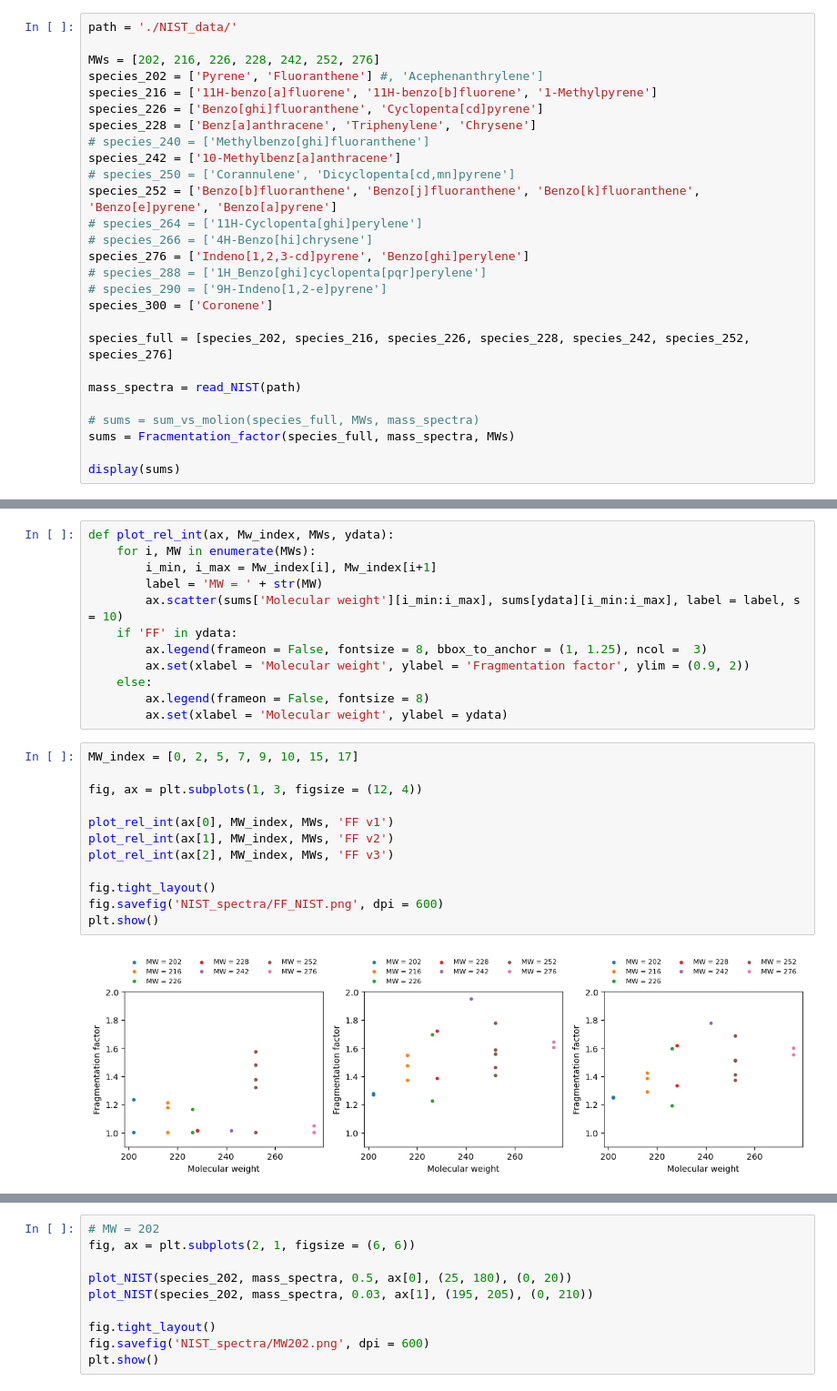
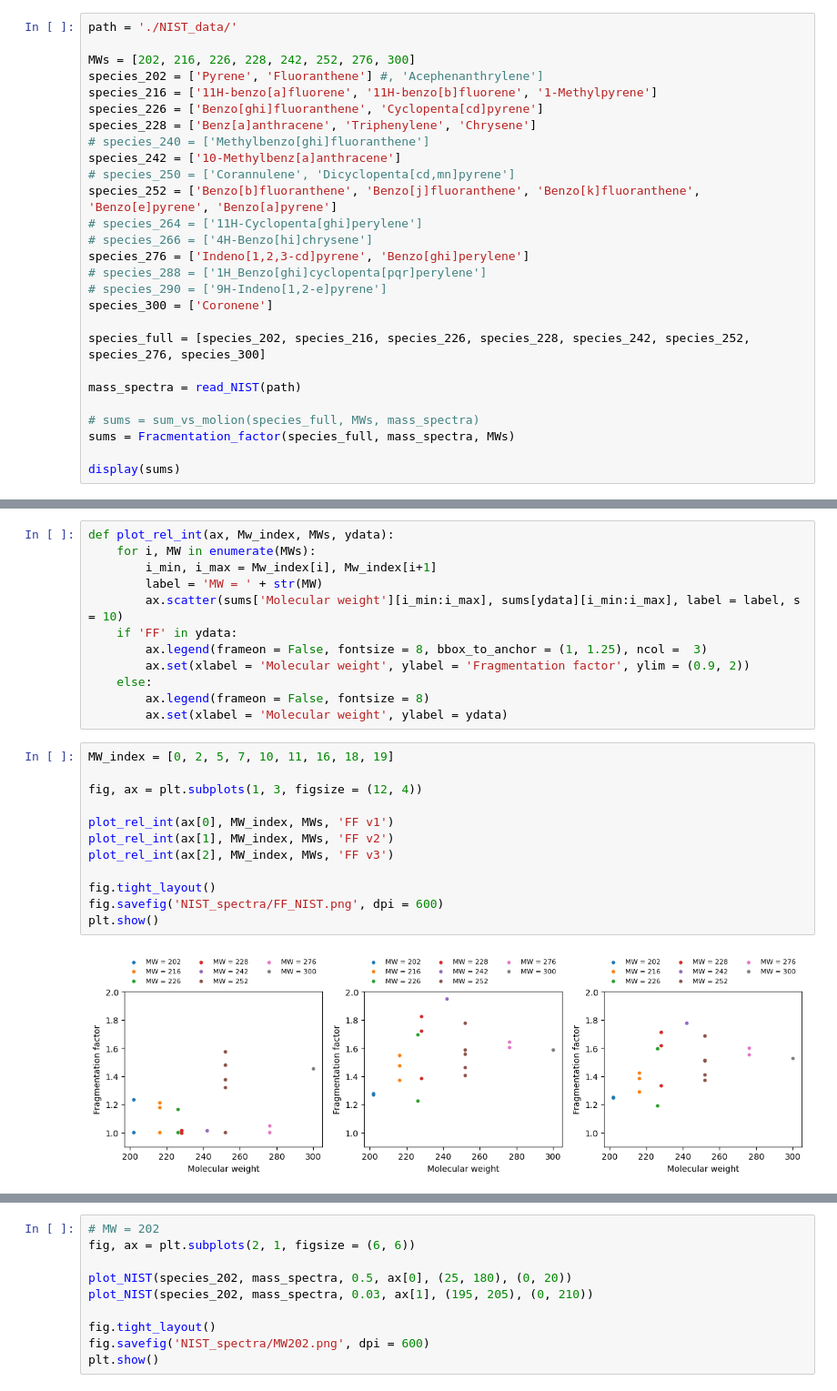
Before and after one commit to Normann25/NFA_project, a Jupyter notebook: NIST_plots.ipynb, the cells around one changed output, grey strips where cells are left out. Shown at 91% size. Drawn from its saved outputs; the diff is of its cells as text.

```diff
--- a/NIST_plots.ipynb
+++ b/NIST_plots.ipynb
@@ -12,7 +12,7 @@ from NIST import read_NIST, merge_NIST, plot_NIST, Fracmentation_factor
 # %%
 path = './NIST_data/'
 
-MWs = [202, 216, 226, 228, 242, 252, 276]
+MWs = [202, 216, 226, 228, 242, 252, 276, 300]
 species_202 = ['Pyrene', 'Fluoranthene'] #, 'Acephenanthrylene']
 species_216 = ['11H-benzo[a]fluorene', '11H-benzo[b]fluorene', '1-Methylpyrene']
 species_226 = ['Benzo[ghi]fluoranthene', 'Cyclopenta[cd]pyrene']
@@ -28,7 +28,7 @@ species_276 = ['Indeno[1,2,3-cd]pyrene', 'Benzo[ghi]perylene']
 # species_290 = ['9H-Indeno[1,2-e]pyrene']
 species_300 = ['Coronene']
 
-species_full = [species_202, species_216, species_226, species_228, species_242, species_252, species_276]
+species_full = [species_202, species_216, species_226, species_228, species_242, species_252, species_276, species_300]
 
 mass_spectra = read_NIST(path)
 
@@ -69,19 +68,19 @@ def plot_rel_int(ax, Mw_index, MWs, ydata):
         ax.legend(frameon = False, fontsize = 8)
         ax.set(xlabel = 'Molecular weight', ylabel = ydata)
 # %%
-MW_index = [0, 2, 5, 7, 9, 10, 15, 17]
+MW_index = [0, 2, 5, 7, 10, 11, 16, 18, 19]
 
 fig, ax = plt.subplots(1, 3, figsize = (12, 4))
 
 plot_rel_int(ax[0], MW_index, MWs, 'FF v1')
 plot_rel_int(ax[1], MW_index, MWs, 'FF v2')
 plot_rel_int(ax[2], MW_index, MWs, 'FF v3')
 
 fig.tight_layout()
 fig.savefig('NIST_spectra/FF_NIST.png', dpi = 600)
 plt.show()
 # %% [output]
-[figure, old version]
+[figure, new version]
 # %%
 fig, ax = plt.subplots(figsize = (6, 3))
 
```
Also changed, not shown: parts of 6 cells of this notebook, 7 other files.
